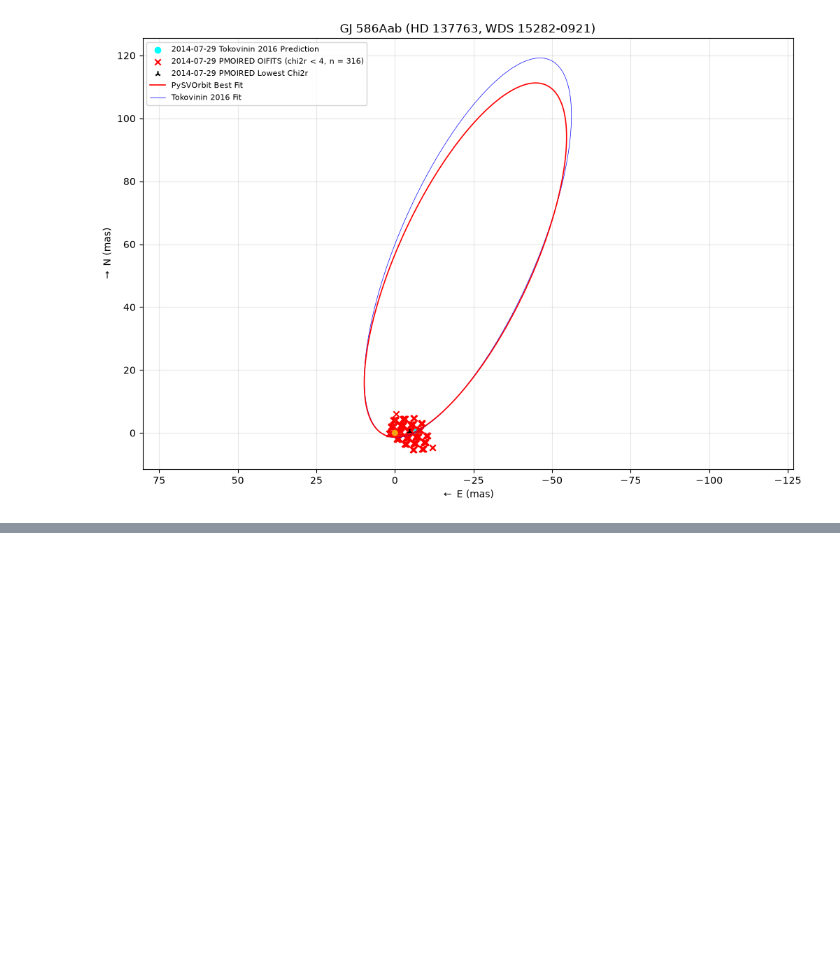
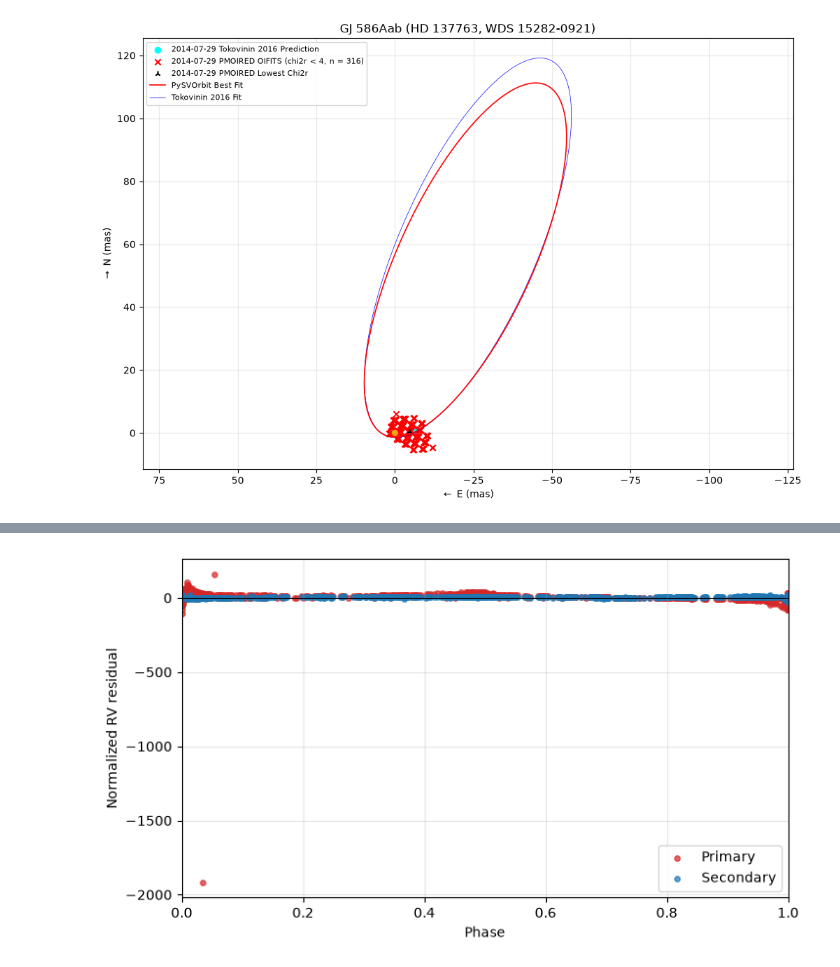
Before and after one commit to etch2025/orbit_fitting_ASTRO399, a Jupyter notebook: PySVOrbit Orbital Analysis/binaryfit_orbit.ipynb, the cells around one changed output, grey strips where cells are left out. Drawn from its saved outputs; the diff is of its cells as text; code cells hidden in the pictures; blank space fills up the shorter version.

Commit message:
RV analysis file, removing high error epochs

```diff
--- a/PySVOrbit Orbital Analysis/binaryfit_orbit.ipynb
+++ b/PySVOrbit Orbital Analysis/binaryfit_orbit.ipynb
@@ -661,0 +697,32 @@ plt.show()
+# %%
+# Plot RV Normalized Residuals vs phase for the fit currently loaded.
+# Phase 0 is periastron. Normalized residual is (observed - model) / quoted error.
+P = pysvorbit.orb.el[0]
+T = pysvorbit.orb.el[1]
+el = pysvorbit.orb.el
+
+fig, ax = plt.subplots(figsize=(8, 4.5))
+for rv, sources, component, color, label in (
+    (pysvorbit.orb.rv1, pysvorbit.orb.rv1_source, 0, "C3", "Primary"),
+    (pysvorbit.orb.rv2, pysvorbit.orb.rv2_source, 1, "C0", "Secondary"),
+):
+    if rv.size == 0:
+        continue
+    t = rv[:, 0]
+    phase = np.mod(t - T, P) / P
+    model = pysvorbit.eph(el, t, rv=True)[:, component]
+    model = model + pysvorbit.rv_offset_for_points(sources, len(t))
+    normalized = (rv[:, 1] - model) / rv[:, 2]
+    ax.scatter( phase, normalized, color=color, alpha=0.7, label=label, s=15)
+
+ax.axhline(0.0, color="k", lw=0.6)
+ax.axhline(1.0, color="k", lw=0.4, ls="--")
+ax.axhline(-1.0, color="k", lw=0.4, ls="--")
+ax.set_xlim(0, 1)
+ax.set_xlabel("Phase")
+ax.set_ylabel("Normalized RV residual")
+ax.legend()
+ax.grid(alpha=0.3)
+plt.show()
+# %% [output]
+[figure, added]
```
Also changed, not shown: parts of 3 cells of this notebook, 44 other files.
